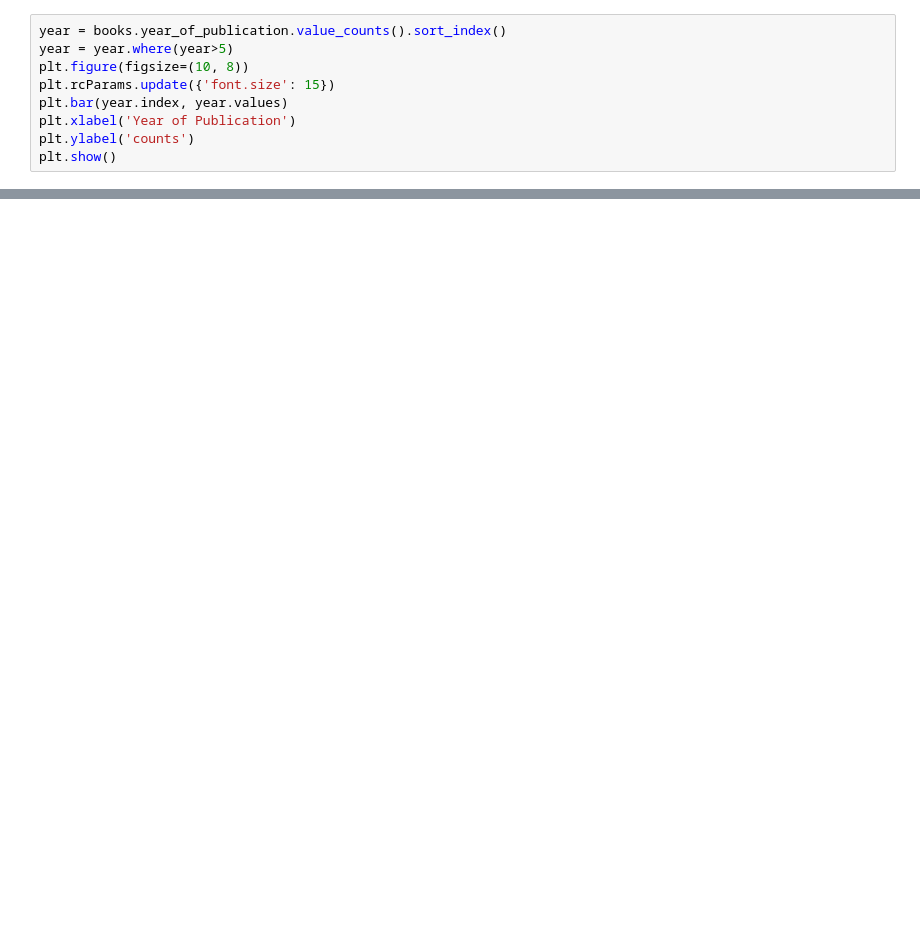
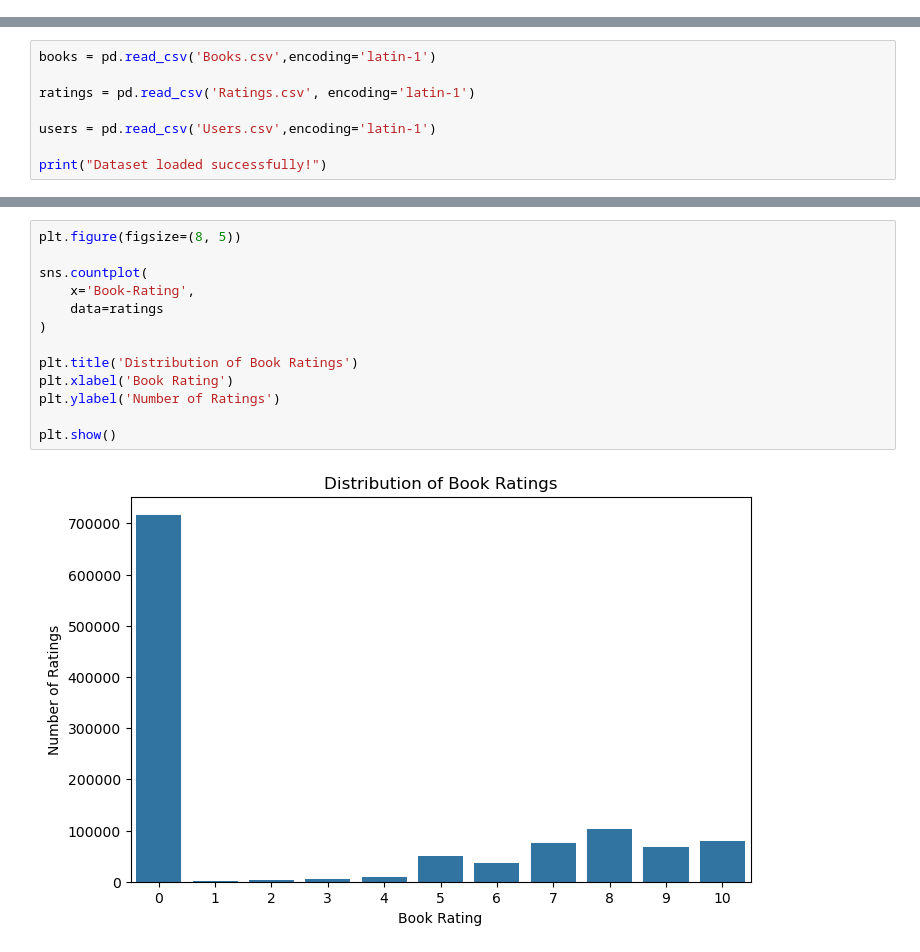
Before and after one commit to Ren-0509/Book-Recommender-System, a Jupyter notebook: Collaborative Filtering.ipynb, the cells around one changed output, grey strips where cells are left out. Drawn from its saved outputs; the diff is of its cells as text; blank space fills up the shorter version.

```diff
--- a/Collaborative Filtering.ipynb
+++ b/Collaborative Filtering.ipynb
@@ -149,9 +0,0 @@ For example, when doing 'df[col].method(value, inplace=True)', try using 'df.met
-# %%
-year = books.year_of_publication.value_counts().sort_index()
-year = year.where(year>5)
-plt.figure(figsize=(10, 8))
-plt.rcParams.update({'font.size': 15})
-plt.bar(year.index, year.values)
-plt.xlabel('Year of Publication')
-plt.ylabel('counts')
-plt.show()
@@ -303,0 +23,8 @@ Output: Top-5 Recommendation Metrics
+# %%
+books = pd.read_csv('Books.csv',encoding='latin-1')
+
+ratings = pd.read_csv('Ratings.csv', encoding='latin-1')
+
+users = pd.read_csv('Users.csv',encoding='latin-1')
+
+print("Dataset loaded successfully!")
@@ -303,0 +140,15 @@ Output: Top-5 Recommendation Metrics
+# %%
+plt.figure(figsize=(8, 5))
+
+sns.countplot(
+    x='Book-Rating',
+    data=ratings
+)
+
+plt.title('Distribution of Book Ratings')
+plt.xlabel('Book Rating')
+plt.ylabel('Number of Ratings')
+
+plt.show()
+# %% [output]
+[figure, added]
```
Also changed, not shown: parts of 67 cells of this notebook.
